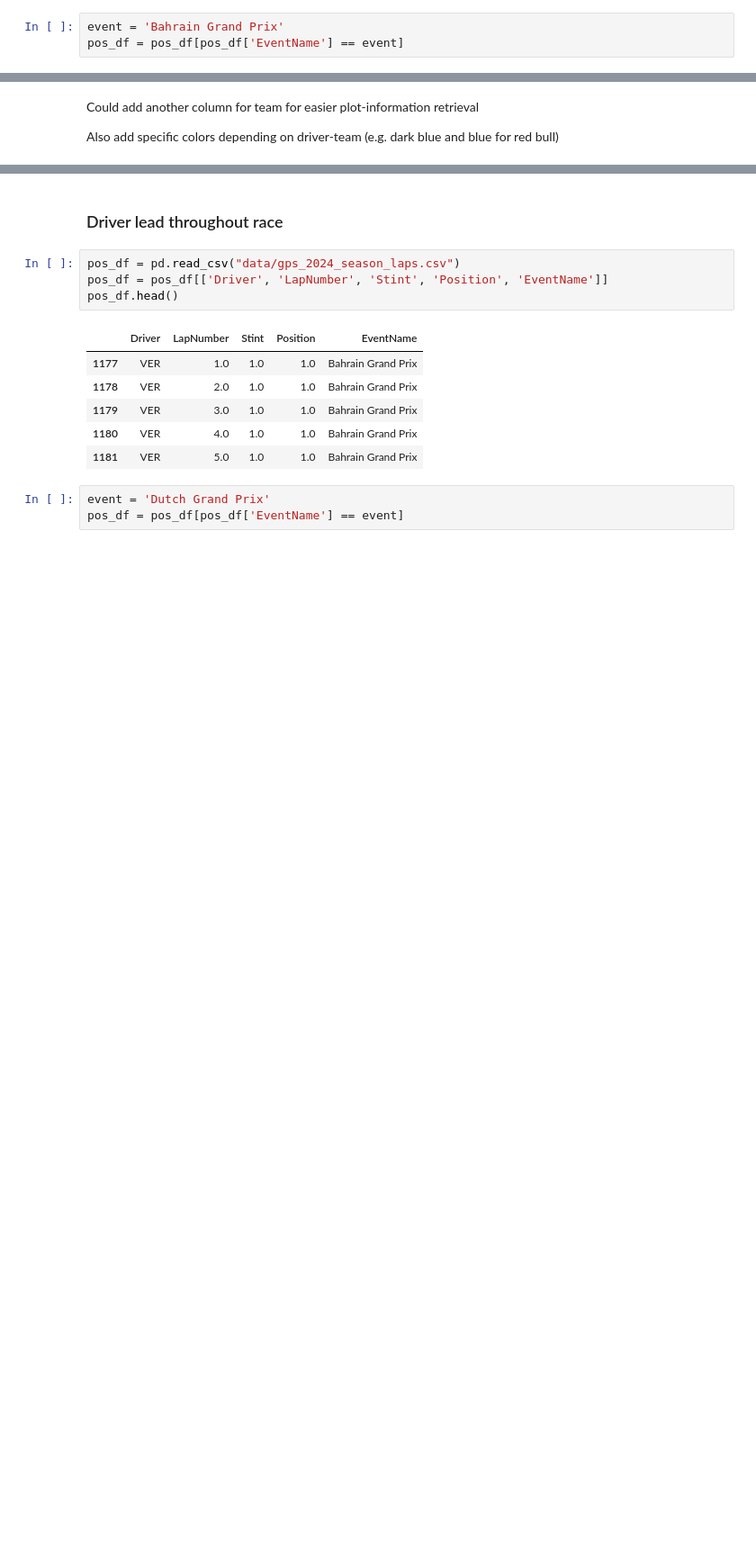
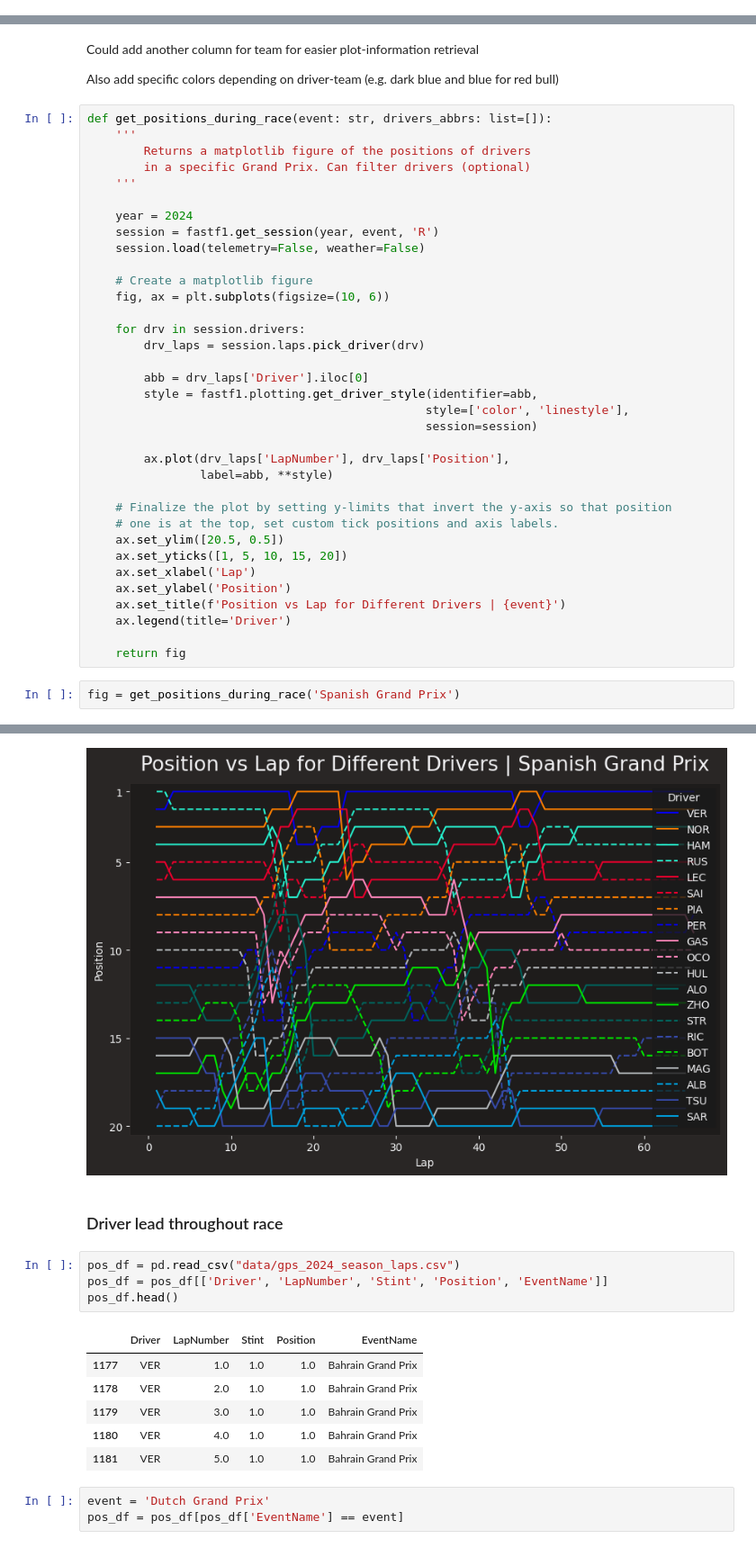
Before and after one commit to mihalisag/data-podium, a Jupyter notebook: positions.ipynb, the cells around one changed output, grey strips where cells are left out. Shown at 90% size. Cells and saved outputs as stored; diff of their text form; blank space fills up the shorter version.

```diff
--- a/positions.ipynb
+++ b/positions.ipynb
@@ -74,3 +60,0 @@ pos_df.head()
-# %%
-event = 'Bahrain Grand Prix'
-pos_df = pos_df[pos_df['EventName'] == event]
@@ -99,3 +66,41 @@ ax.invert_yaxis()  # Optional: Reverse y-axis so 1st position is at the top
 Could add another column for team for easier plot-information retrieval
 
 Also add specific colors depending on driver-team (e.g. dark blue and blue for red bull)
+# %%
+def get_positions_during_race(event: str, drivers_abbrs: list=[]):
+    '''
+        Returns a matplotlib figure of the positions of drivers
+        in a specific Grand Prix. Can filter drivers (optional)
+    '''
+
+    year = 2024
+    session = fastf1.get_session(year, event, 'R')
+    session.load(telemetry=False, weather=False)
+
+    # Create a matplotlib figure
+    fig, ax = plt.subplots(figsize=(10, 6))
+
+    for drv in session.drivers:
+        drv_laps = session.laps.pick_driver(drv)
+
+        abb = drv_laps['Driver'].iloc[0]
+        style = fastf1.plotting.get_driver_style(identifier=abb,
+                                                style=['color', 'linestyle'],
+                                                session=session)
+
+        ax.plot(drv_laps['LapNumber'], drv_laps['Position'],
+                label=abb, **style)
+
+    # Finalize the plot by setting y-limits that invert the y-axis so that position
+    # one is at the top, set custom tick positions and axis labels.
+    ax.set_ylim([20.5, 0.5])
+    ax.set_yticks([1, 5, 10, 15, 20])
+    ax.set_xlabel('Lap')
+    ax.set_ylabel('Position')
+    ax.set_title(f'Position vs Lap for Different Drivers | {event}')
+    ax.legend(title='Driver')
+
+    return fig
+# %%
+fig = get_positions_during_race('Spanish Grand Prix')
+# %% [output]
@@ -102,3 +118,4 @@ Also add specific colors depending on driver-team (e.g. dark blue and blue for r
+[figure, added]
 # %% [markdown]
 ### Driver lead throughout race
 # %%
```
Also changed, not shown: parts of 7 cells of this notebook, 5 other files.
